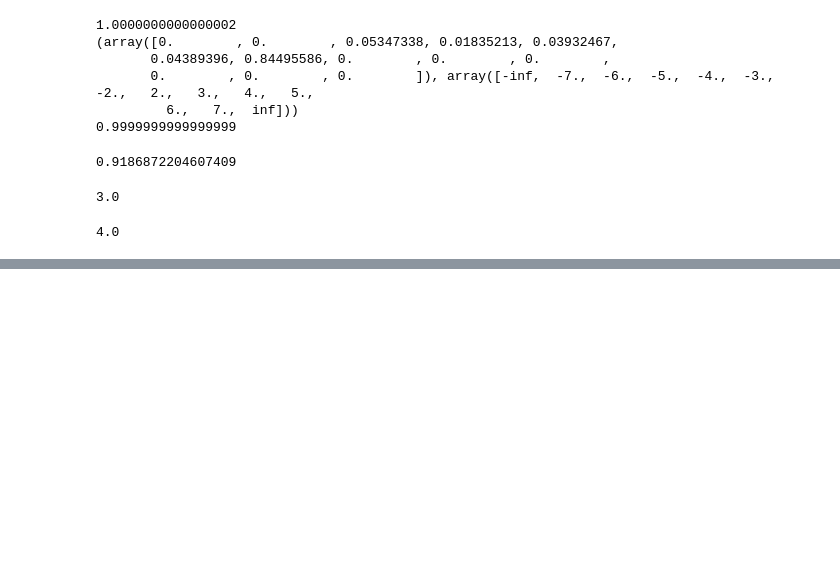
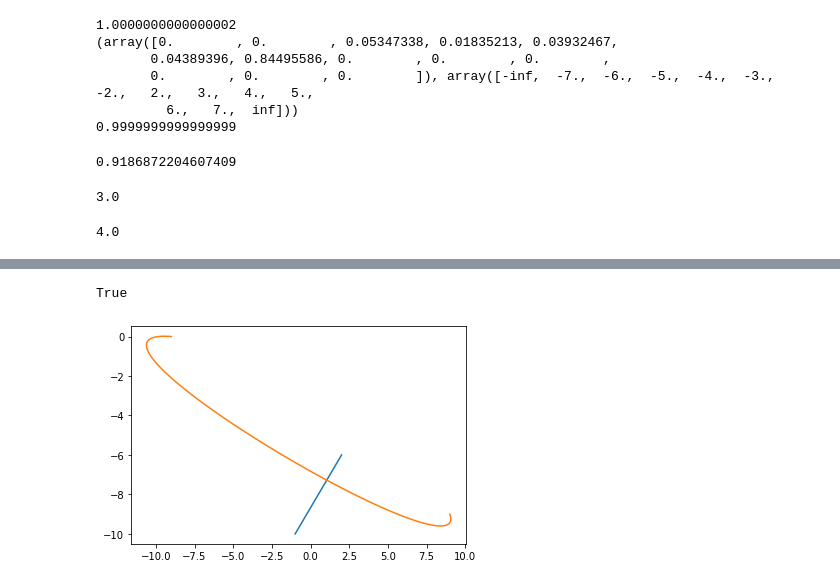
Before and after one commit to sjmikler/TORCS-track-generation, a Jupyter notebook: notebooks/bezier.ipynb, the cells around one changed output, grey strips where cells are left out. Saved outputs shown, nothing was run; the diff lists cells and outputs as text; code cells hidden in the pictures; blank space fills up the shorter version.

```diff
--- a/notebooks/bezier.ipynb
+++ b/notebooks/bezier.ipynb
@@ -536,0 +605,5 @@ bin_entropy([0,1,2,3,4,5,6,7,8,9,10,11,12,13,14,15])
+# %%
+if_crossing(segments, curves)
+# %% [output]
+True
+[figure, added]
```
Also changed, not shown: parts of 11 cells of this notebook.
